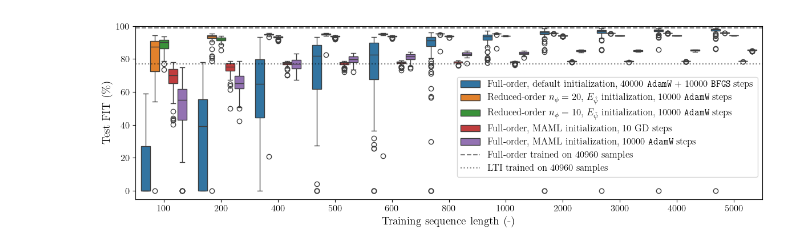
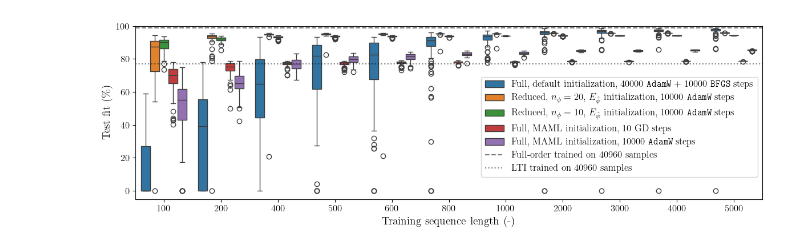
Before and after one commit to forgi86/sysid-neural-manifold, a Jupyter notebook: analyze_mc.ipynb, the cells around one changed output. Drawn from its saved outputs; the diff is of its cells as text; code cells hidden in the pictures.

```diff
--- a/analyze_mc.ipynb
+++ b/analyze_mc.ipynb
@@ -73,24 +73,24 @@ df_mc["length"] = df_mc["length"].astype(int)
 df_mc.sort_values(by=["model", "length"], inplace=True)
 # %%
 model_labels = {
-    "full (bfgs)": r"Full-order, default initialization, 40000 \texttt{AdamW} + 10000 \texttt{BFGS} steps",
-    "reduced 20": r"Reduced-order $n_\phi=20$, $E_{\hat \psi}$ initialization, 10000 \texttt{AdamW} steps",
-    "reduced 10": r"Reduced-order  $n_\phi=10$, $E_{\hat \psi}$ initialization, 10000 \texttt{AdamW} steps",
-    "maml_10g": r"Full-order, MAML initialization, 10 GD steps",
-    "maml_10000a": r"Full-order, MAML initialization, 10000 \texttt{AdamW} steps"
+    "full (bfgs)": r"Full, default initialization, 40000 \texttt{AdamW} + 10000 \texttt{BFGS} steps",
+    "reduced 20": r"Reduced, $n_\phi=20$, $E_{\hat \psi}$ initialization, 10000 \texttt{AdamW} steps",
+    "reduced 10": r"Reduced,  $n_\phi=10$, $E_{\hat \psi}$ initialization, 10000 \texttt{AdamW} steps",
+    "maml_10g": r"Full, MAML initialization, 10 GD steps",
+    "maml_10000a": r"Full, MAML initialization, 10000 \texttt{AdamW} steps"
 }
 fig, ax = plt.subplots(1, 1, figsize=(12, 4))
 ax = sns.boxplot(df_mc, x="length", y="fit", hue=df_mc["model"].map(model_labels), hue_order=model_labels.values(), ax=ax)
 ax.axhline(y=98.9, color="black", linestyle="dashed", alpha=0.5, label="Full-order trained on 40960 samples")#, linewidth=0.5)
 ax.axhline(y=fit_lin, color="black", linestyle="dotted", alpha=0.5, label="LTI trained on 40960 samples")#, linewidth=0.5)
 
 #plt.xticks(rotation=45)
 ax.set_xlabel(r"Training sequence length (-)")
-ax.set_ylabel(r"Test FIT (\%)")
+ax.set_ylabel(r"Test $\mathrm{fit}$ (\%)")
 plt.legend(loc='lower right', bbox_to_anchor=(1, 0.1))
 plt.ylim([-5, 100]);
 plt.tight_layout()
 
 plt.savefig(fig_dir/"boxplot_paper.pdf")
 # %% [output]
-[figure, old version]
+[figure, new version]
```
Also changed, not shown: parts of 3 cells of this notebook, 8 other files.
